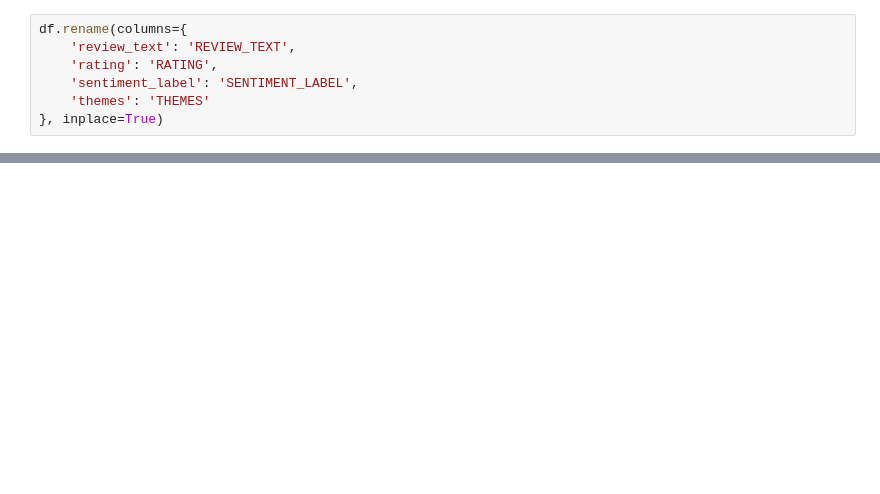
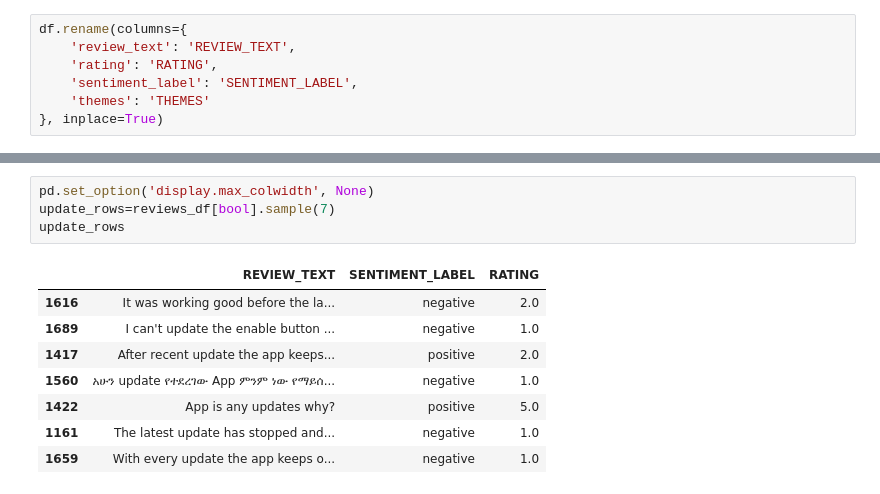
Before and after one commit to Teshager21/customer-experience-analytics-for-fintech-apps, a Jupyter notebook: notebooks/reports/insights_summary.ipynb, the cells around one changed output, grey strips where cells are left out. Drawn from its saved outputs; the diff is of its cells as text; blank space fills up the shorter version.

```diff
--- a/notebooks/reports/insights_summary.ipynb
+++ b/notebooks/reports/insights_summary.ipynb
@@ -219,0 +169,13 @@ rv.export_visuals_and_insights_to_pdf("Fintech_Bank_Review_Report.pdf")
+# %%
+pd.set_option('display.max_colwidth', None)
+update_rows=reviews_df[bool].sample(7)
+update_rows
+# %% [output]
+|  | REVIEW_TEXT | SENTIMENT_LABEL | RATING |
+| 1616 | It was working good before the la... | negative | 2.0 |
+| 1689 | I can't update the enable button ... | negative | 1.0 |
+| 1417 | After recent update the app keeps... | positive | 2.0 |
+| 1560 | አሁን update የተደረገው App ምንም ነው የማይሰ... | negative | 1.0 |
+| 1422 | App is any updates why? | positive | 5.0 |
+| 1161 | The latest update has stopped and... | negative | 1.0 |
+| 1659 | With every update the app keeps o... | negative | 1.0 |
```
Also changed, not shown: parts of 24 cells of this notebook, 20 other files.
